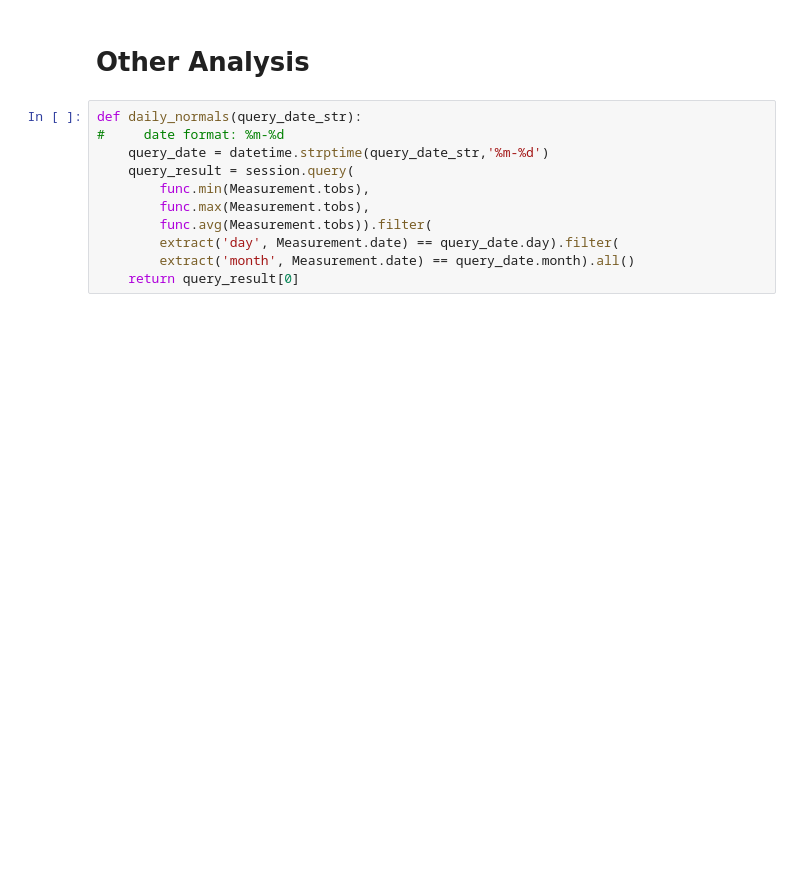
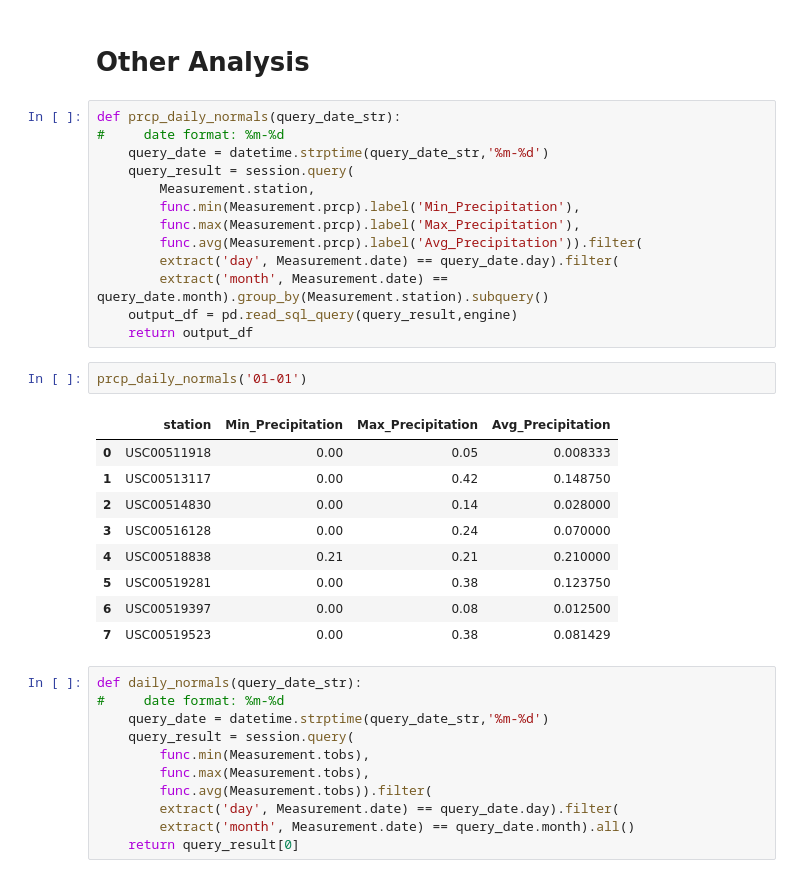
Before and after one commit to avlam/UCB-HW9, a Jupyter notebook: climate_analysis.ipynb, the cells around one changed output. Drawn from its saved outputs; the diff is of its cells as text; blank space fills up the shorter version.

Commit message:
Added optional analysis for precipitation

```diff
--- a/climate_analysis.ipynb
+++ b/climate_analysis.ipynb
@@ -163,6 +163,31 @@ plt.show()
 [figure]
 # %% [markdown]
 # Other Analysis
+# %%
+def prcp_daily_normals(query_date_str):
+#     date format: %m-%d
+    query_date = datetime.strptime(query_date_str,'%m-%d')
+    query_result = session.query(
+        Measurement.station,
+        func.min(Measurement.prcp).label('Min_Precipitation'),
+        func.max(Measurement.prcp).label('Max_Precipitation'),
+        func.avg(Measurement.prcp).label('Avg_Precipitation')).filter(
+        extract('day', Measurement.date) == query_date.day).filter(
+        extract('month', Measurement.date) == query_date.month).group_by(Measurement.station).subquery()
+    output_df = pd.read_sql_query(query_result,engine)
+    return output_df
+# %%
+prcp_daily_normals('01-01')
+# %% [output]
+|  | station | Min_Precipitation | Max_Precipitation | Avg_Precipitation |
+| 0 | USC00511918 | 0.00 | 0.05 | 0.008333 |
+| 1 | USC00513117 | 0.00 | 0.42 | 0.148750 |
+| 2 | USC00514830 | 0.00 | 0.14 | 0.028000 |
+| 3 | USC00516128 | 0.00 | 0.24 | 0.070000 |
+| 4 | USC00518838 | 0.21 | 0.21 | 0.210000 |
+| 5 | USC00519281 | 0.00 | 0.38 | 0.123750 |
+| 6 | USC00519397 | 0.00 | 0.08 | 0.012500 |
+| 7 | USC00519523 | 0.00 | 0.38 | 0.081429 |
 # %%
 def daily_normals(query_date_str):
 #     date format: %m-%d
```
Also changed, not shown: parts of 7 cells of this notebook.
